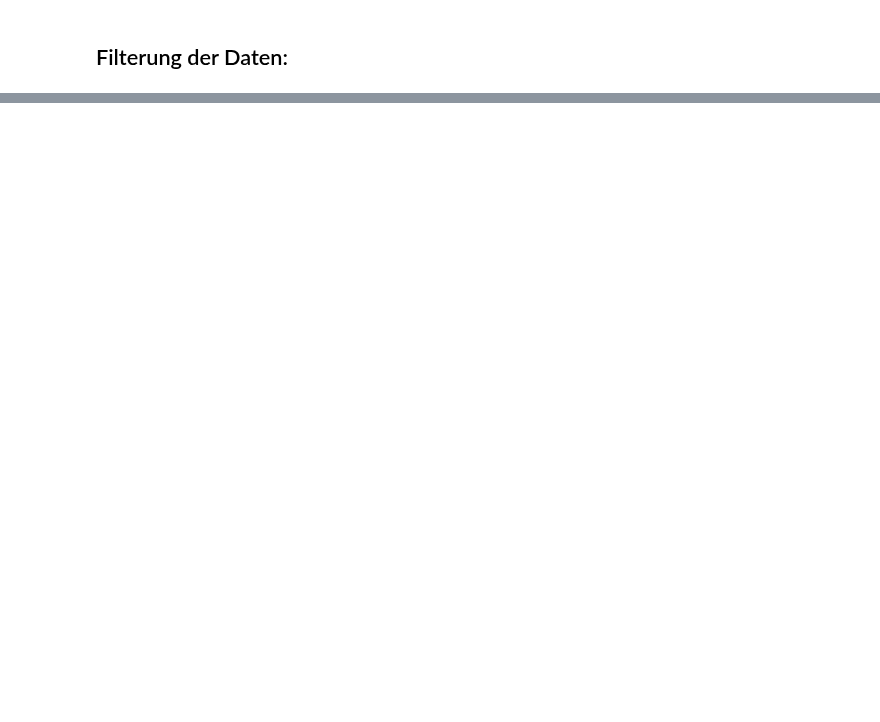
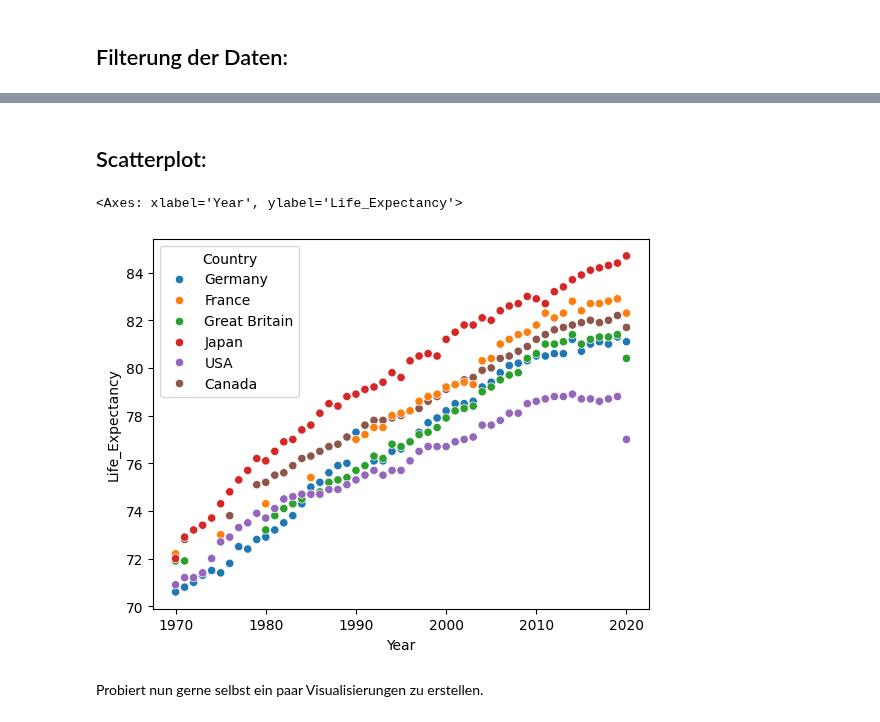
Before and after one commit to RiccardoDAndrea/Python-Crashkurs, a Jupyter notebook: Python_basic.ipynb, the cells around one changed output, grey strips where cells are left out. Drawn from its saved outputs; the diff is of its cells as text; code cells hidden in the pictures; blank space fills up the shorter version.

```diff
--- a/Python_basic.ipynb
+++ b/Python_basic.ipynb
@@ -278,0 +300,10 @@ und viele mehr findest du auf der offizielen Seite von seaborn.
+# %% [markdown]
+Scatterplot:
+---
+# %%
+sns.scatterplot(data = df, x = "Year", y = "Life_Expectancy", hue="Country") #<- passe die Farbe an
+# %% [output]
+<Axes: xlabel='Year', ylabel='Life_Expectancy'>
+[figure, added]
+# %% [markdown]
+Probiert nun gerne selbst ein paar Visualisierungen zu erstellen.
```
Also changed, not shown: parts of 17 cells of this notebook, 1 other file.
